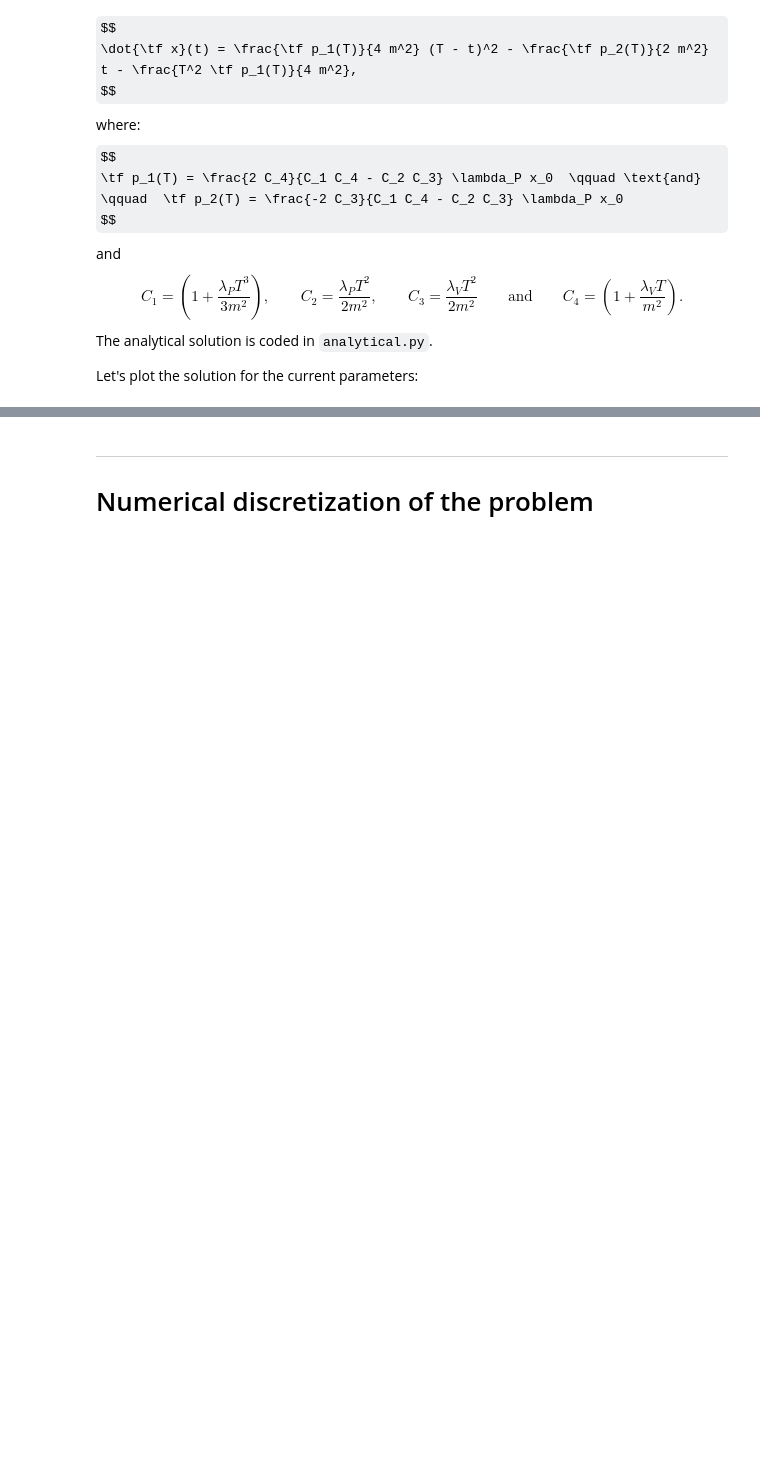
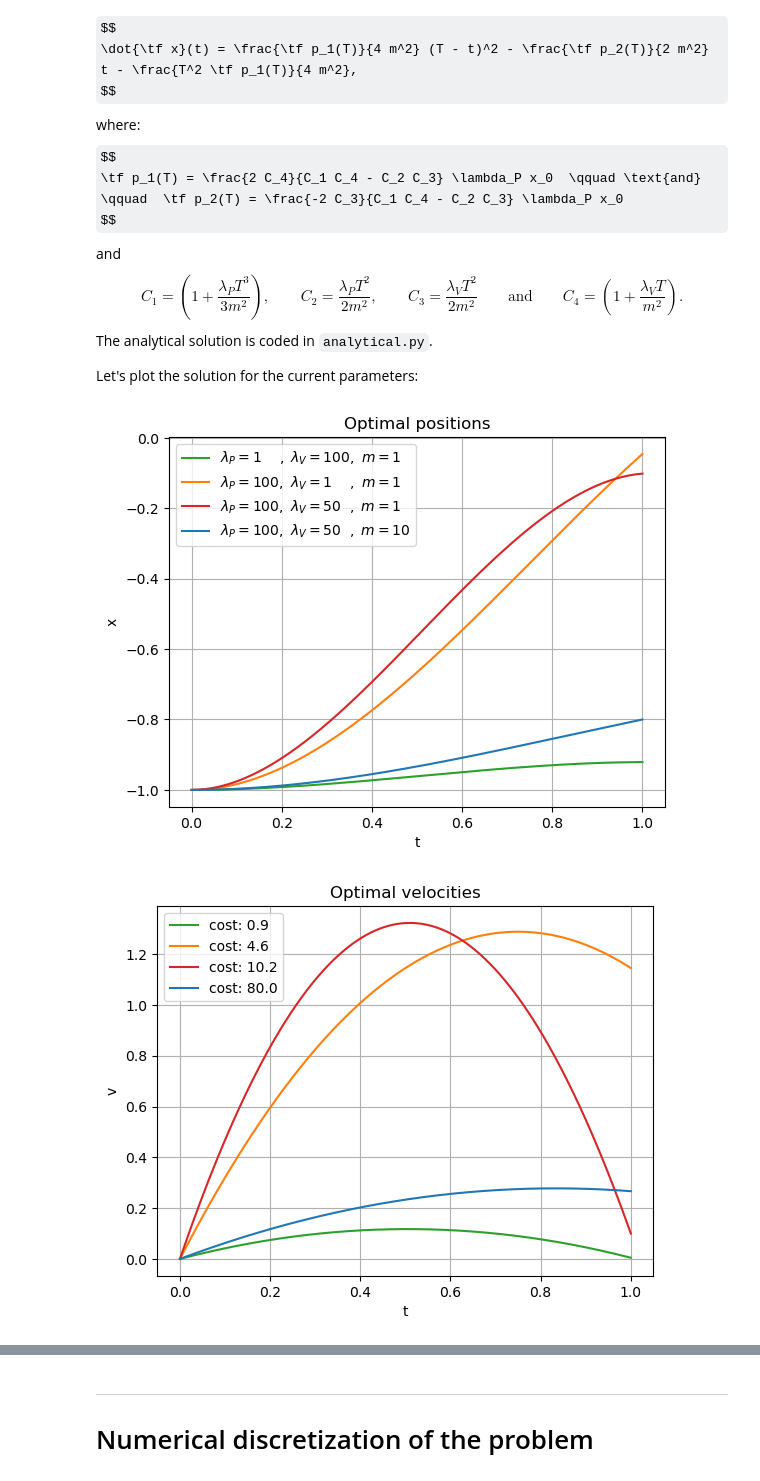
Before and after one commit to TheiloT/RL-accelerated-cart, a Jupyter notebook: TL-RL-toy-problem.ipynb, the cells around one changed output, grey strips where cells are left out. Drawn from its saved outputs; the diff is of its cells as text; code cells hidden in the pictures; some formulas as TeX source; blank space fills up the shorter version.

Commit message:
Plots for multiple parameters choices

```diff
--- a/TL-RL-toy-problem.ipynb
+++ b/TL-RL-toy-problem.ipynb
@@ -261,0 +284,54 @@ Let's plot the solution for the current parameters:
+# %%
+x_0 = -1
+# Test multiple values for lambda
+# Trajectory
+fig_x = plt.figure()
+for color, lambda_p, lambda_v, m in [("tab:green", 1, 100, 1), ("tab:orange", 100, 1, 1), ("tab:red", 100, 50, 1), ("tab:blue", 100, 50, 10)]:
+    gt_x, _, _ = ground_truth_sample(x_0, lambda_p=lambda_p, lambda_v=lambda_v, m=m)
+    t = np.linspace(0, T, gt_x.shape[0])
+    space1 = ["", "\ \ \ \ "][lambda_p==1]
+    space2 = "\ \ \ \ " if lambda_v==1 else "\ \ " if lambda_v==50 else ""
+    plt.plot(t, gt_x, label=f"$\lambda_P={lambda_p}{space1},\ \lambda_V={lambda_v}{space2},\ m={m}$", c=color)
+plt.xlabel("t")
+plt.ylabel("x")
+plt.title("Optimal positions")
+plt.legend()
+plt.grid()
+plt.show()
+fig_x.savefig("Figures/accelerated_cart_optimal_trajectories")
+
+# Velocity
+fig_v = plt.figure()
+for color, lambda_p, lambda_v, m in [("tab:green", 1, 100, 1), ("tab:orange", 100, 1, 1), ("tab:red", 100, 50, 1), ("tab:blue", 100, 50, 10)]:
+    gt_x, gt_v, gt_u = ground_truth_sample(x_0, lambda_p=lambda_p, lambda_v=lambda_v, m=m)
+    t = np.linspace(0, T, gt_v.shape[0])
+    space1 = ["", "\ \ \ \ "][lambda_p==1]
+    space2 = "\ \ \ \ " if lambda_v==1 else "\ \ " if lambda_v==50 else ""
+    plt.plot(t, gt_v, label=f"cost: {cost(gt_x, gt_v, gt_u, lambda_p=lambda_p, lambda_v=lambda_v, m=m):.1f}", c=color)
+plt.xlabel("t")
+plt.ylabel("v")
+plt.title("Optimal velocities")
+plt.legend()
+plt.grid()
+plt.show()
+fig_v.savefig("Figures/accelerated_cart_optimal_velocities")
+
+# Control
+fig_u = plt.figure()
+for color, lambda_p, lambda_v, m in [("tab:green", 1, 100, 1), ("tab:orange", 100, 1, 1), ("tab:red", 100, 50, 1), ("tab:blue", 100, 50, 10)]:
+    gt_x, gt_v, gt_u = ground_truth_sample(x_0, lambda_p=lambda_p, lambda_v=lambda_v, m=m)
+    t = np.linspace(0, T, gt_u.shape[0])
+    space1 = ["", "\ \ \ \ "][lambda_p==1]
+    space2 = "\ \ \ \ " if lambda_v==1 else "\ \ " if lambda_v==50 else ""
+    space3 = ["", "\ \ "][m==1]
+    plt.plot(t, gt_u, label=f"$\lambda_P={lambda_p}{space1},\ \lambda_V={lambda_v}{space2},\ m={m}{space3}$ $-$ cost: {cost(gt_x, gt_v, gt_u, lambda_p=lambda_p, lambda_v=lambda_v, m=m):.1f}", c=color)
+plt.xlabel("t")
+plt.ylabel("u")
+plt.title("Optimal controls")
+# plt.legend()
+plt.grid()
+plt.show()
+fig_u.savefig("Figures/accelerated_cart_optimal_controls")
+# %% [output]
+[figure, added]
+[figure, added]
```
Also changed, not shown: parts of 5 cells of this notebook, 2 other files.
